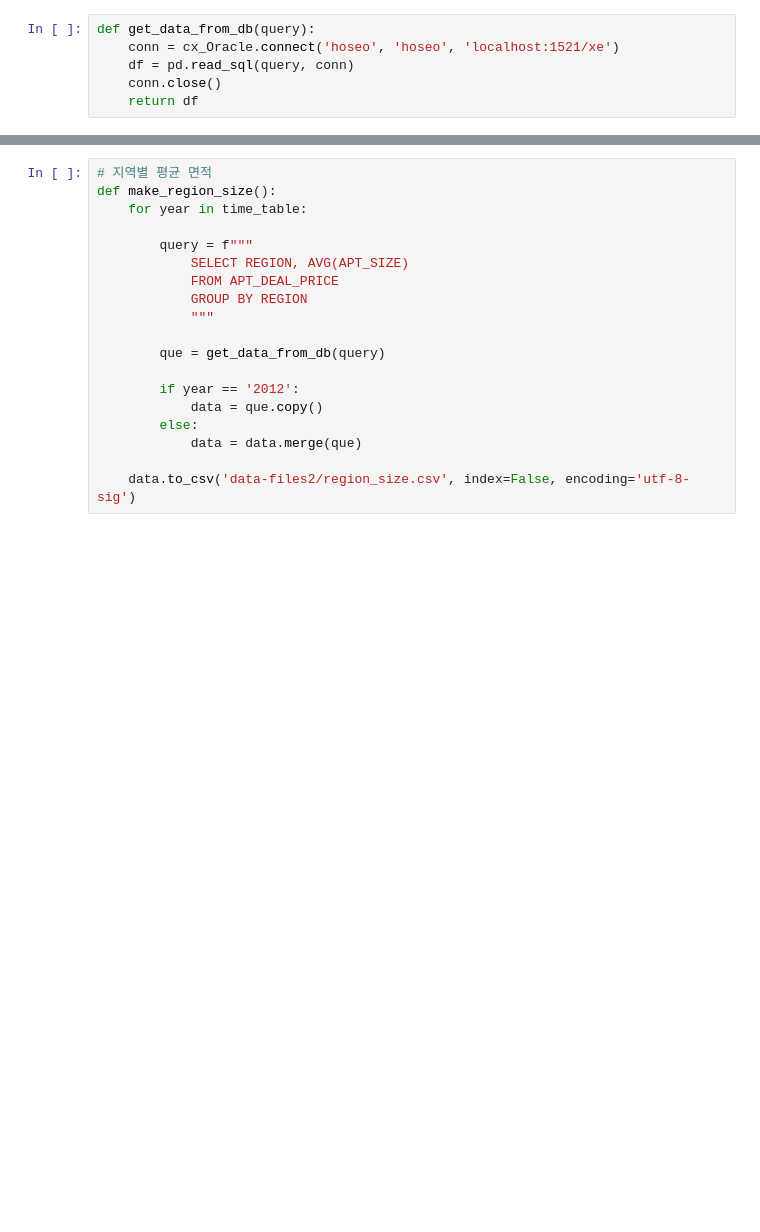
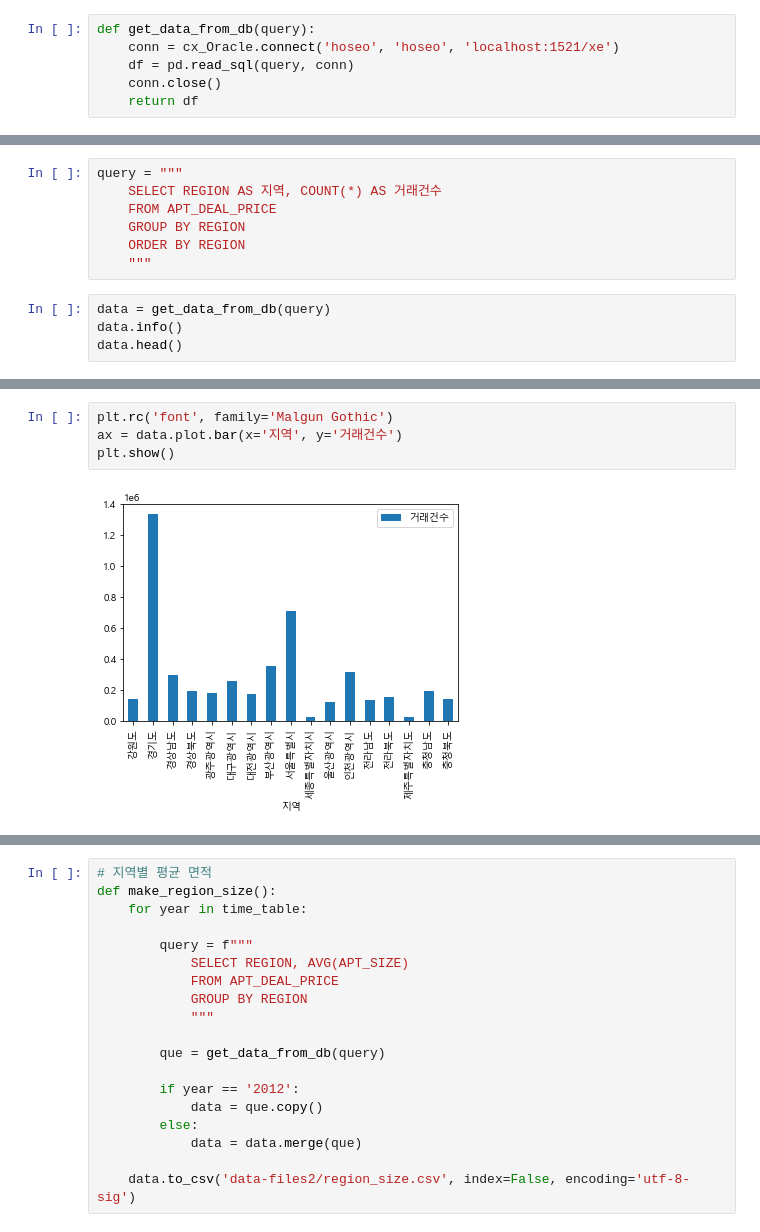
Before and after one commit to TTGGPP/hello_world, a Jupyter notebook: team_project/private_vv12390/work2.ipynb, the cells around one changed output, grey strips where cells are left out. Drawn from its saved outputs; the diff is of its cells as text; blank space fills up the shorter version.

```diff
--- a/team_project/private_vv12390/work2.ipynb
+++ b/team_project/private_vv12390/work2.ipynb
@@ -12,0 +43,11 @@ def get_data_from_db(query):
+# %%
+query = """
+    SELECT REGION AS 지역, COUNT(*) AS 거래건수
+    FROM APT_DEAL_PRICE
+    GROUP BY REGION
+    ORDER BY REGION
+    """
+# %%
+data = get_data_from_db(query)
+data.info()
+data.head()
@@ -12,0 +70,6 @@ def get_data_from_db(query):
+# %%
+plt.rc('font', family='Malgun Gothic')
+ax = data.plot.bar(x='지역', y='거래건수')
+plt.show()
+# %% [output]
+[figure, added]
```
Also changed, not shown: parts of 21 cells of this notebook.
